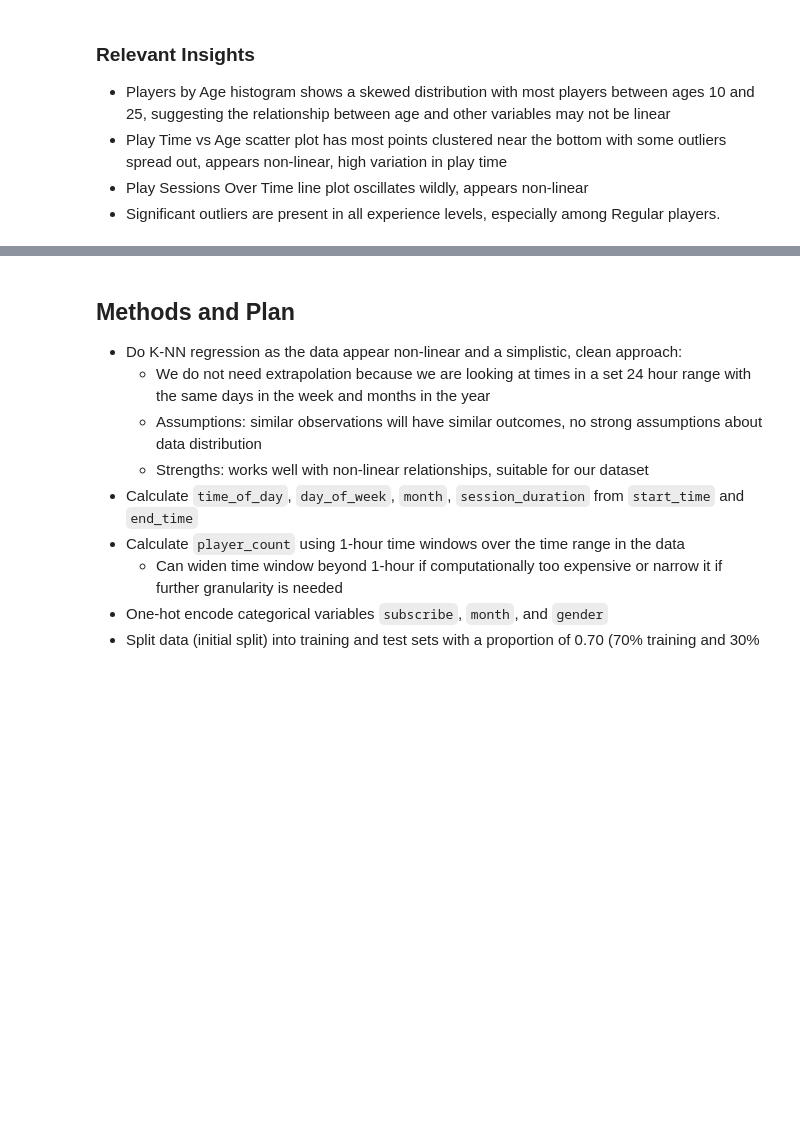
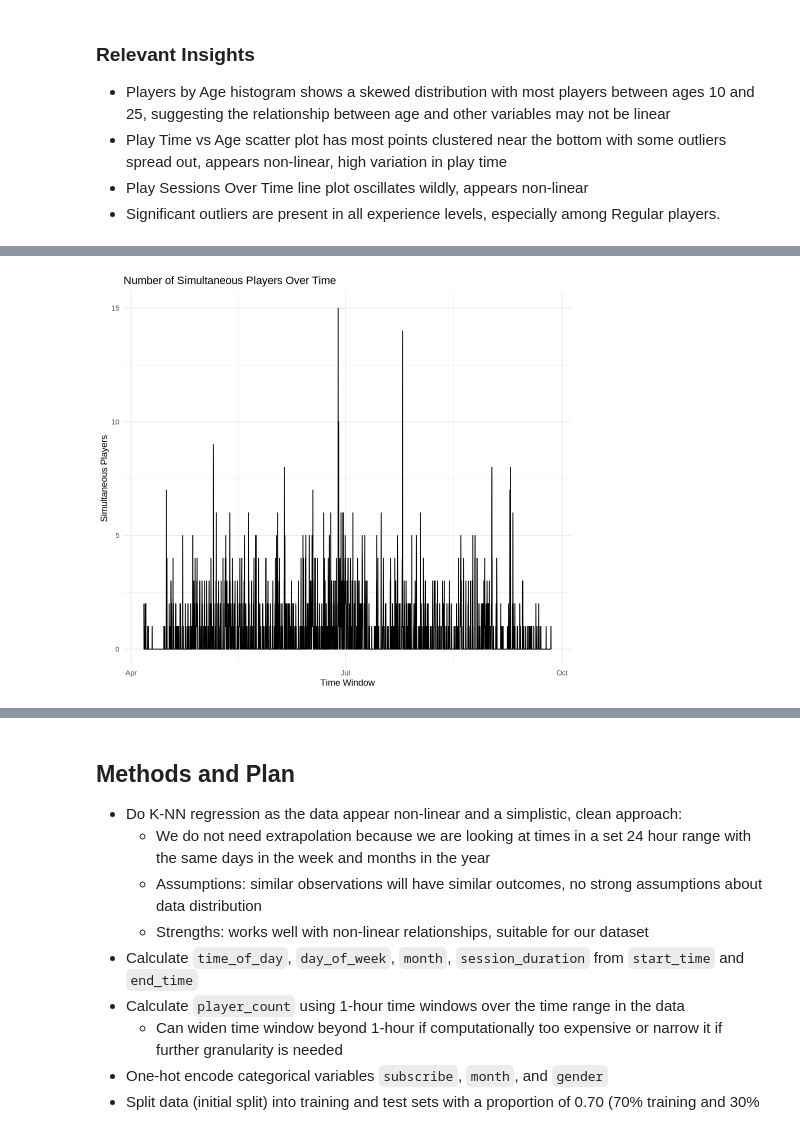
Before and after one commit to xhgchen/dsci-100-2024w1-group-008-17, a Jupyter notebook: project_final_report_008-17.ipynb, the cells around one changed output, grey strips where cells are left out. Cells and saved outputs as stored; diff of their text form; code cells hidden in the pictures; blank space fills up the shorter version.

```diff
--- a/project_final_report_008-17.ipynb
+++ b/project_final_report_008-17.ipynb
@@ -404,0 +550,3 @@ A tibble: 6 × 28
+# %%
+sessions_tidy <- sessions_tidy |>
+  filter(!is.na(start_time) & !is.na(end_time))
@@ -404,0 +579,39 @@ A tibble: 6 × 28
+# %%
+# Generate hourly time windows
+time_window <- seq(
+  from = floor_date(min(sessions_tidy$start_time), unit = "hour"),
+  to = ceiling_date(max(sessions_tidy$end_time), unit = "hour"),
+  by = "hour"
+)
+
+# Calculate simultaneous players
+simultaneous_players <- map_dfr(time_window, function(window_start) {
+  window_end <- window_start + hours(1)
+
+  # Count players whose sessions overlap with the time window
+  count <- sessions_tidy |>
+    filter(
+      start_time < window_end & end_time > window_start
+    ) |>
+    nrow()
+
+  tibble(
+    time_window = window_start,
+    simultaneous_players = count
+  )
+})
+
+# Preview results
+print(simultaneous_players)
+
+# Optional: Visualize the results
+library(ggplot2)
+ggplot(simultaneous_players, aes(x = time_window, y = simultaneous_players)) +
+  geom_line() +
+  labs(
+    title = "Number of Simultaneous Players Over Time",
+    x = "Time Window",
+    y = "Simultaneous Players"
+  ) +
+  theme_minimal()
+# %% [output]
@@ -404,0 +632 @@ A tibble: 6 × 28
+[figure, added]
```
Also changed, not shown: parts of 16 cells of this notebook.
